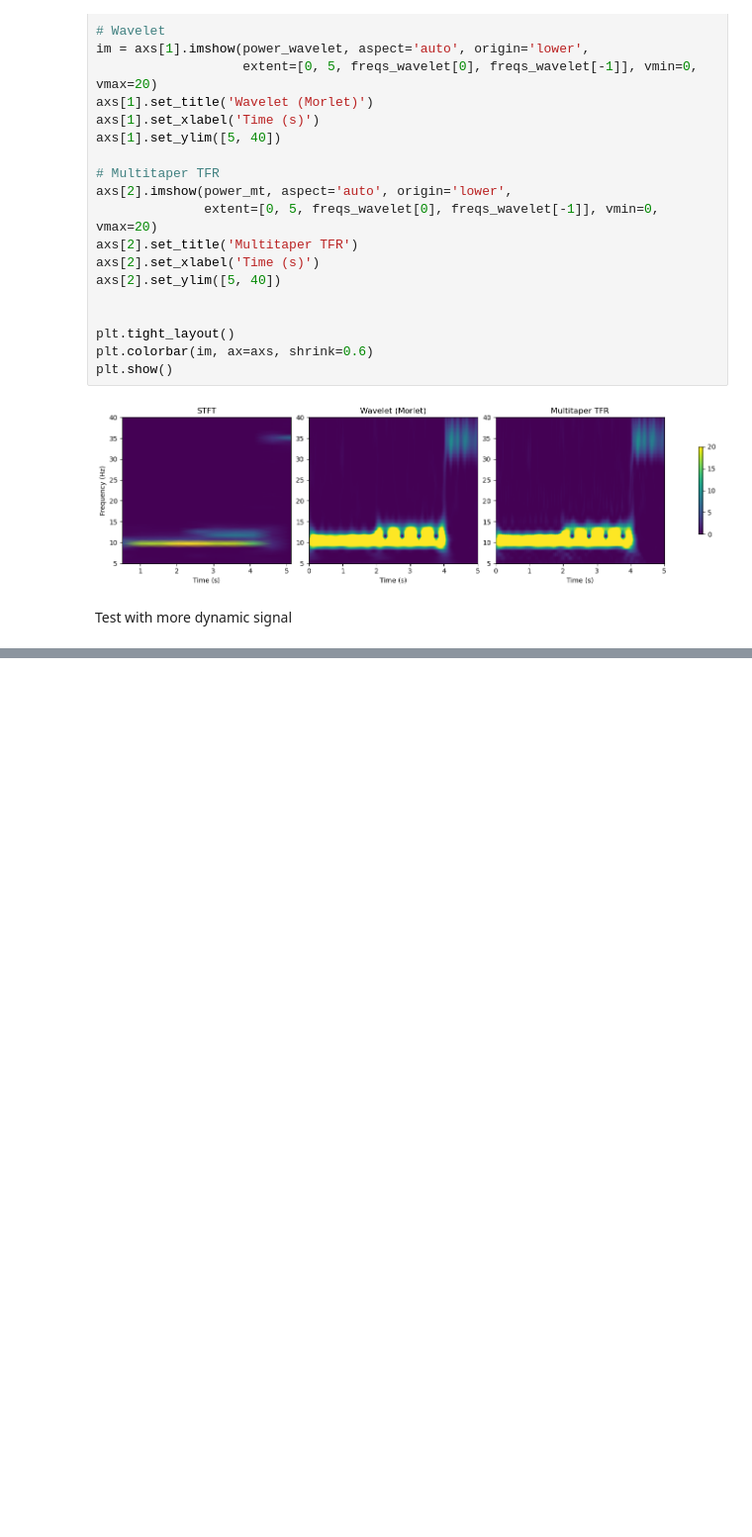
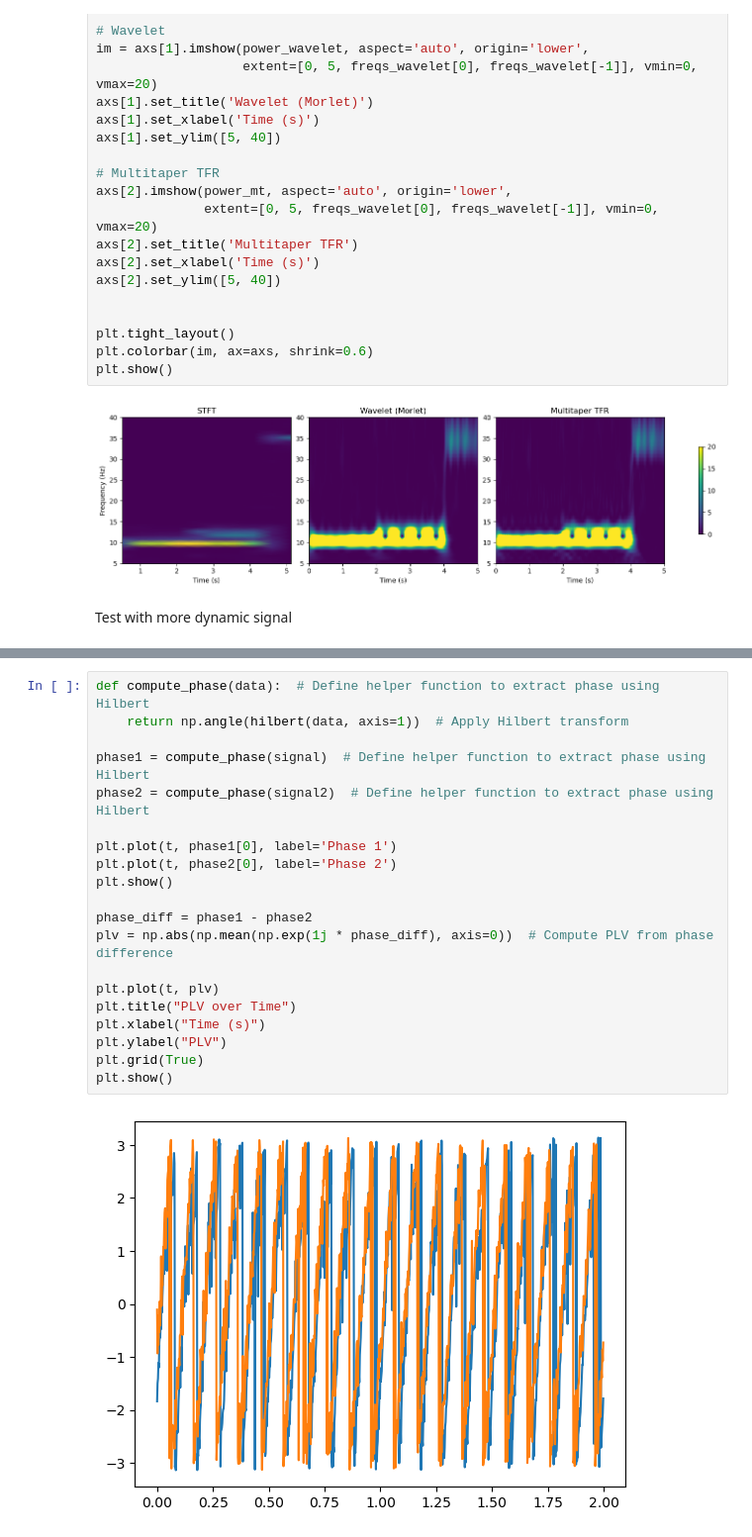
Before and after one commit to dlekdms2021/Lecture_digital_pattern_recognition, a Jupyter notebook: week6_timefrequency_analysis/practice.ipynb, the cells around one changed output, grey strips where cells are left out. Shown at 99% size. Drawn from its saved outputs; the diff is of its cells as text; blank space fills up the shorter version.

```diff
--- a/week6_timefrequency_analysis/practice.ipynb
+++ b/week6_timefrequency_analysis/practice.ipynb
@@ -275,0 +322,22 @@ plt.show()
+# %%
+def compute_phase(data):  # Define helper function to extract phase using Hilbert
+    return np.angle(hilbert(data, axis=1))  # Apply Hilbert transform
+
+phase1 = compute_phase(signal)  # Define helper function to extract phase using Hilbert
+phase2 = compute_phase(signal2)  # Define helper function to extract phase using Hilbert
+
+plt.plot(t, phase1[0], label='Phase 1')
+plt.plot(t, phase2[0], label='Phase 2')
+plt.show()
+
+phase_diff = phase1 - phase2
+plv = np.abs(np.mean(np.exp(1j * phase_diff), axis=0))  # Compute PLV from phase difference
+
+plt.plot(t, plv)
+plt.title("PLV over Time")
+plt.xlabel("Time (s)")
+plt.ylabel("PLV")
+plt.grid(True)
+plt.show()
+# %% [output]
+[figure, added]
```
Also changed, not shown: parts of 11 cells of this notebook, 1 other file.
